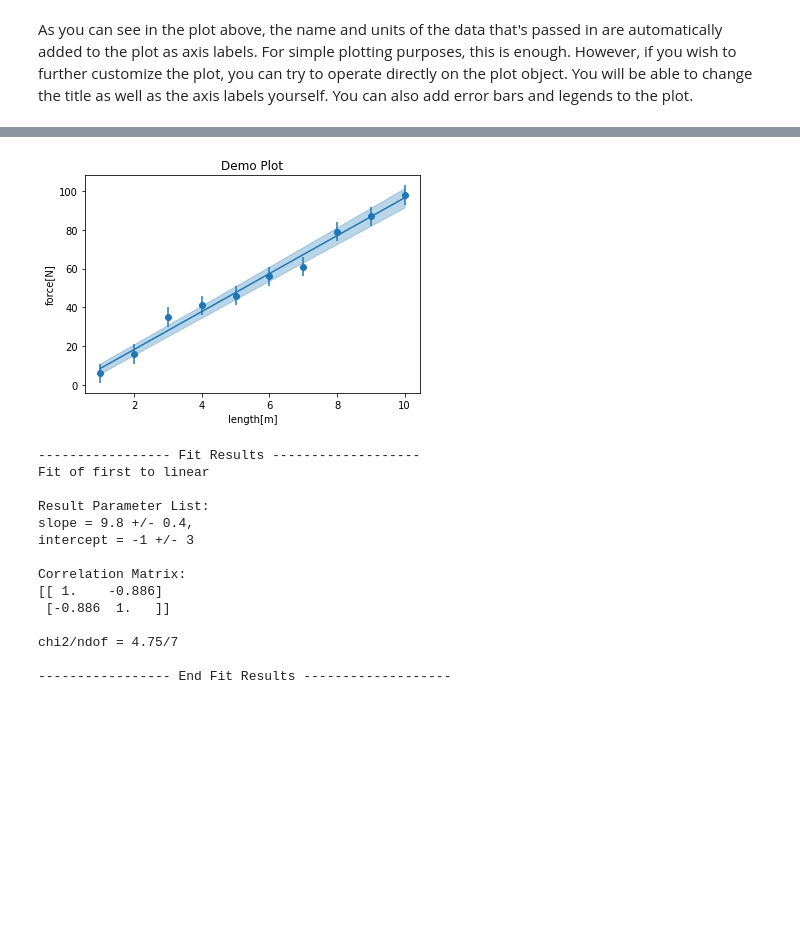
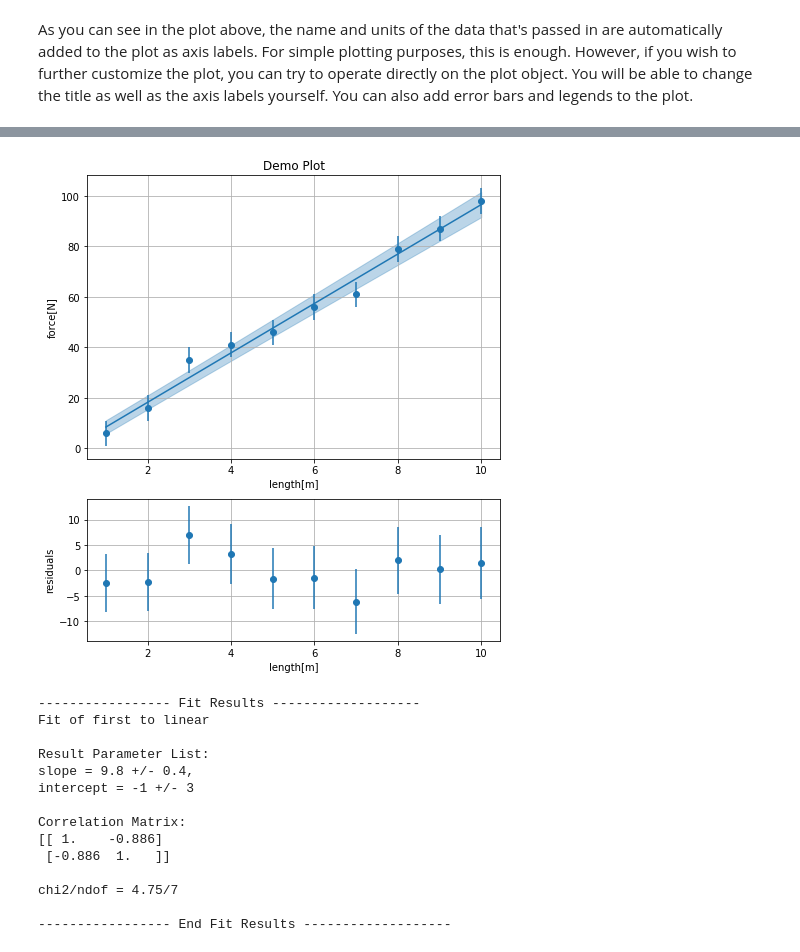
Before and after one commit to Queens-Physics/qexpy, a Jupyter notebook: examples/plotting_and_fitting.ipynb, the cells around one changed output, grey strips where cells are left out. Saved outputs shown, nothing was run; the diff lists cells and outputs as text; code cells hidden in the pictures; blank space fills up the shorter version.

Commit message:
Add residual plot to the plotting module
Using gridspec to create subplots for residual plots if requested

```diff
--- a/examples/plotting_and_fitting.ipynb
+++ b/examples/plotting_and_fitting.ipynb
@@ -40,12 +40,15 @@ figure.show()
 # %%
 # we can try to add a fit to the plot
 result = figure.fit(model=q.FitModel.LINEAR)
 
+# also add a residuals subplot
+figure.residuals()
+
 # show the plot and the result
 figure.show()
 print(result)
 # %% [output]
-[figure, old version]
+[figure, new version]
 ----------------- Fit Results -------------------
 Fit of first to linear
 
```
Also changed, not shown: parts of 3 cells of this notebook, 4 other files.
